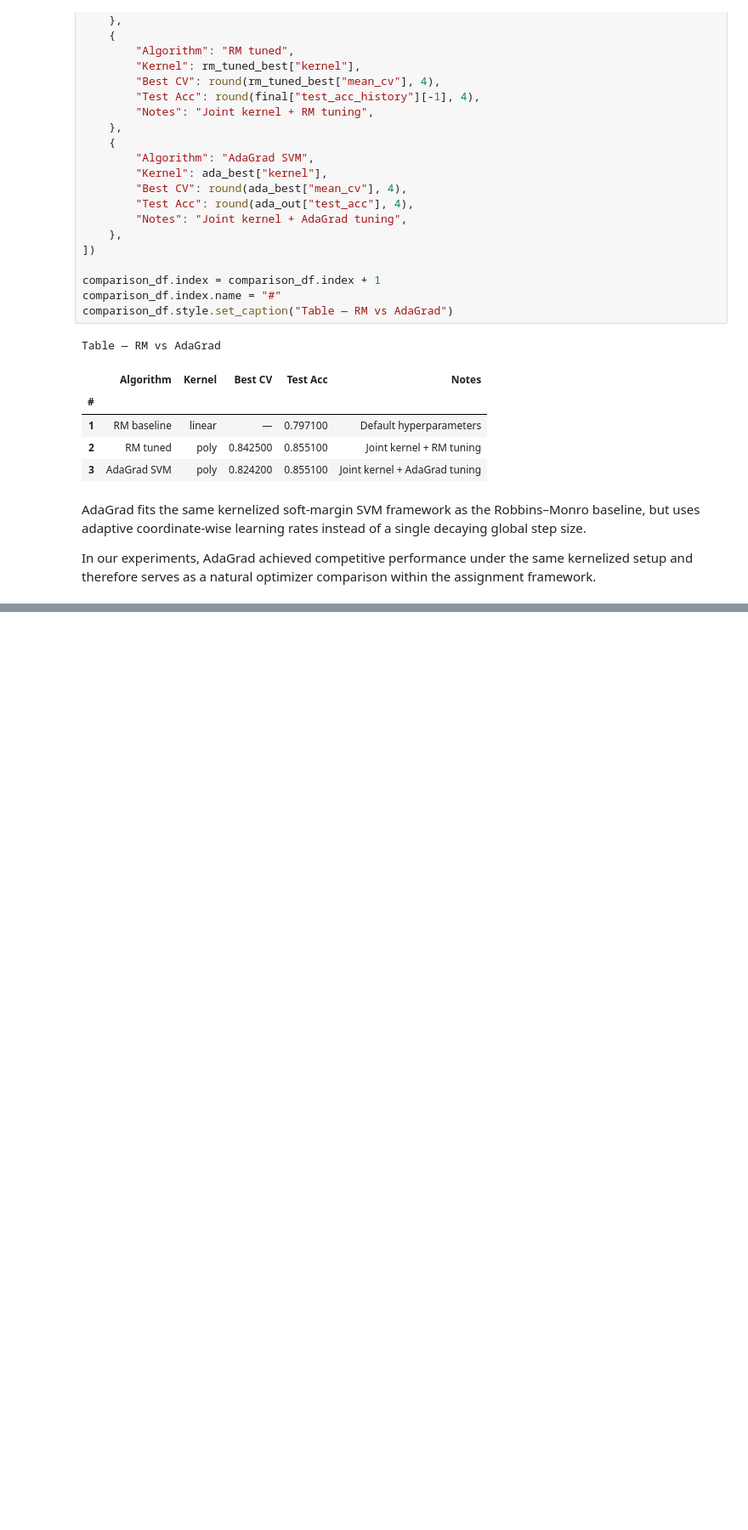
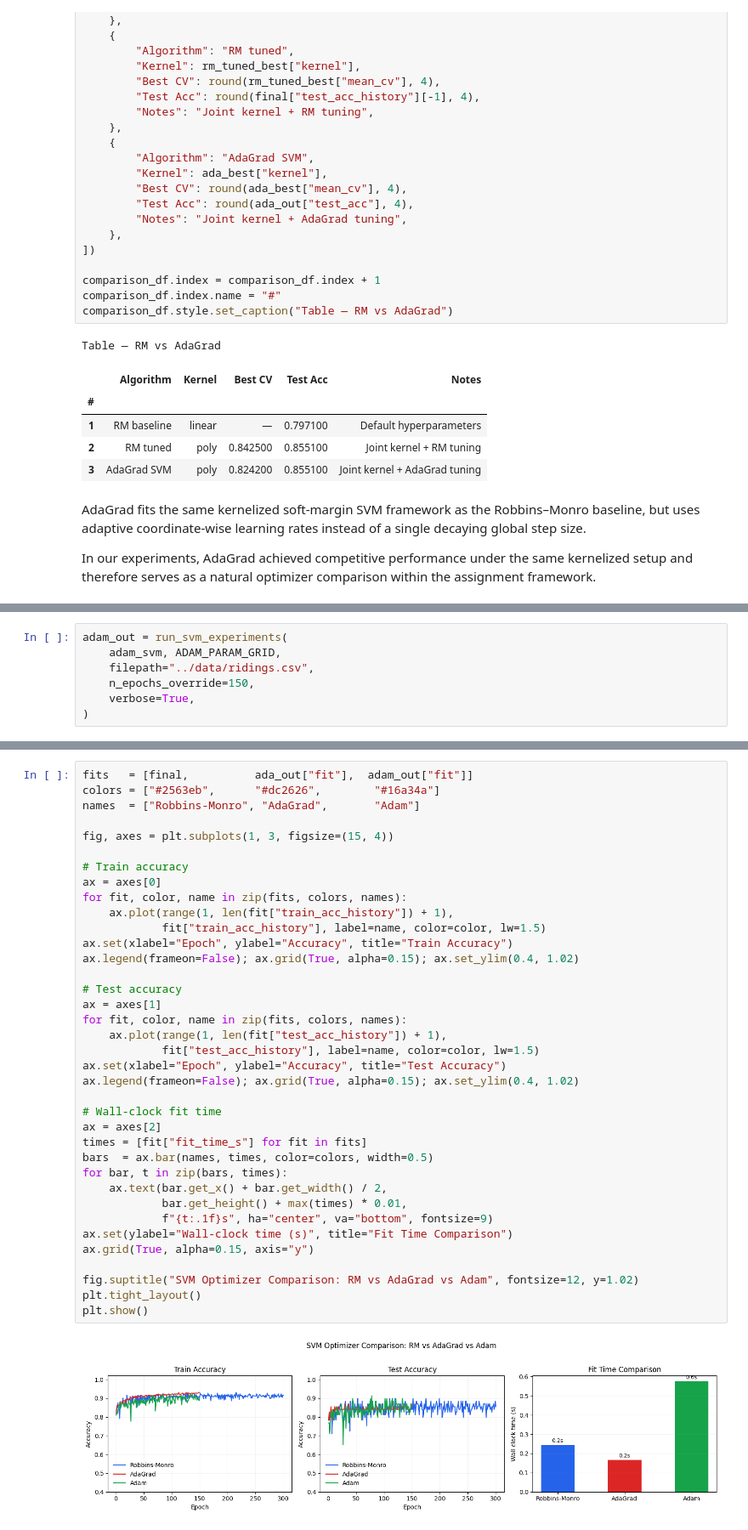
Before and after one commit to NataliiaLysenko/canada-political-party-classifier, a Jupyter notebook: notebooks/optimizers.ipynb, the cells around one changed output, grey strips where cells are left out. Shown at 85% size. Cells and saved outputs as stored; diff of their text form; blank space fills up the shorter version.

```diff
--- a/notebooks/optimizers.ipynb
+++ b/notebooks/optimizers.ipynb
@@ -482,0 +502,7 @@ In our experiments, AdaGrad achieved competitive performance under the same kern
+# %%
+adam_out = run_svm_experiments(
+    adam_svm, ADAM_PARAM_GRID,
+    filepath="../data/ridings.csv",
+    n_epochs_override=150,
+    verbose=True,
+)
@@ -482,0 +593,39 @@ In our experiments, AdaGrad achieved competitive performance under the same kern
+# %%
+fits   = [final,          ada_out["fit"],  adam_out["fit"]]
+colors = ["#2563eb",      "#dc2626",        "#16a34a"]
+names  = ["Robbins-Monro", "AdaGrad",       "Adam"]
+
+fig, axes = plt.subplots(1, 3, figsize=(15, 4))
+
+# Train accuracy
+ax = axes[0]
+for fit, color, name in zip(fits, colors, names):
+    ax.plot(range(1, len(fit["train_acc_history"]) + 1),
+            fit["train_acc_history"], label=name, color=color, lw=1.5)
+ax.set(xlabel="Epoch", ylabel="Accuracy", title="Train Accuracy")
+ax.legend(frameon=False); ax.grid(True, alpha=0.15); ax.set_ylim(0.4, 1.02)
+
+# Test accuracy
+ax = axes[1]
+for fit, color, name in zip(fits, colors, names):
+    ax.plot(range(1, len(fit["test_acc_history"]) + 1),
+            fit["test_acc_history"], label=name, color=color, lw=1.5)
+ax.set(xlabel="Epoch", ylabel="Accuracy", title="Test Accuracy")
+ax.legend(frameon=False); ax.grid(True, alpha=0.15); ax.set_ylim(0.4, 1.02)
+
+# Wall-clock fit time
+ax = axes[2]
+times = [fit["fit_time_s"] for fit in fits]
+bars  = ax.bar(names, times, color=colors, width=0.5)
+for bar, t in zip(bars, times):
+    ax.text(bar.get_x() + bar.get_width() / 2,
+            bar.get_height() + max(times) * 0.01,
+            f"{t:.1f}s", ha="center", va="bottom", fontsize=9)
+ax.set(ylabel="Wall-clock time (s)", title="Fit Time Comparison")
+ax.grid(True, alpha=0.15, axis="y")
+
+fig.suptitle("SVM Optimizer Comparison: RM vs AdaGrad vs Adam", fontsize=12, y=1.02)
+plt.tight_layout()
+plt.show()
+# %% [output]
+[figure, added]
```
Also changed, not shown: parts of 20 cells of this notebook, 1 other file.
